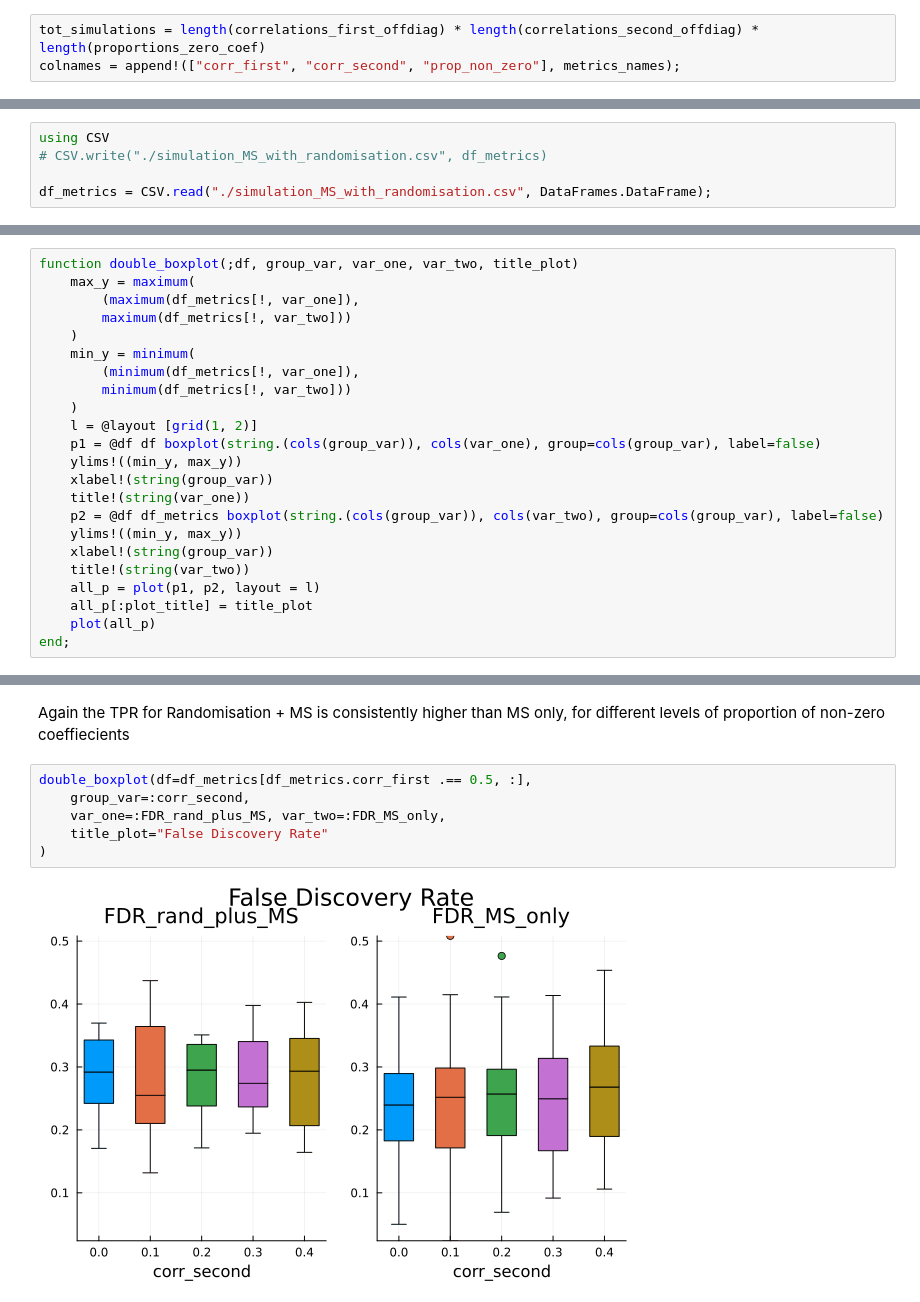
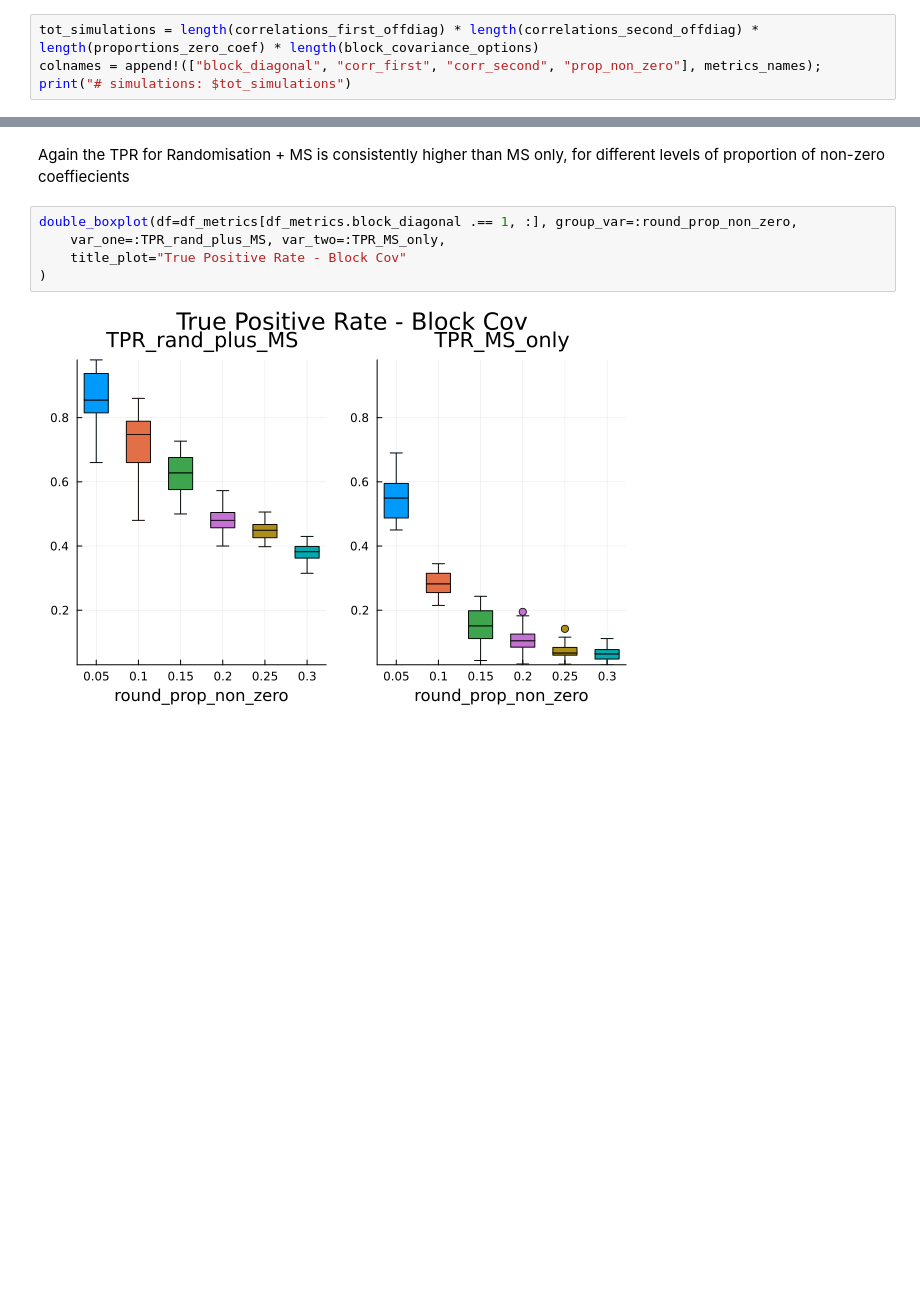
Before and after one commit to marcoelba/SelectiveInference, a Jupyter notebook: src/Comparison_randomisation_ms.ipynb, the cells around one changed output, grey strips where cells are left out. Drawn from its saved outputs; the diff is of its cells as text; blank space fills up the shorter version.

Commit message:
added block cov

```diff
--- a/src/Comparison_randomisation_ms.ipynb
+++ b/src/Comparison_randomisation_ms.ipynb
@@ -220,5 +339,6 @@ for metric_name in keys(results.class_metrics)
     push!(metrics_names, String(metric_name))
 end
 # %%
-tot_simulations = length(correlations_first_offdiag) * length(correlations_second_offdiag) * length(proportions_zero_coef)
-colnames = append!(["corr_first", "corr_second", "prop_non_zero"], metrics_names);
+tot_simulations = length(correlations_first_offdiag) * length(correlations_second_offdiag) * length(proportions_zero_coef) * length(block_covariance_options)
+colnames = append!(["block_diagonal", "corr_first", "corr_second", "prop_non_zero"], metrics_names);
+print("# simulations: $tot_simulations")
@@ -320,5 +420,0 @@ df_metrics
-# %%
-using CSV
-# CSV.write("./simulation_MS_with_randomisation.csv", df_metrics)
-
-df_metrics = CSV.read("./simulation_MS_with_randomisation.csv", DataFrames.DataFrame);
@@ -404,23 +422,0 @@ end;
-# %%
-function double_boxplot(;df, group_var, var_one, var_two, title_plot)
-    max_y = maximum(
-        (maximum(df_metrics[!, var_one]),
-        maximum(df_metrics[!, var_two]))
-    )
-    min_y = minimum(
-        (minimum(df_metrics[!, var_one]),
-        minimum(df_metrics[!, var_two]))
-    )
-    l = @layout [grid(1, 2)]
-    p1 = @df df boxplot(string.(cols(group_var)), cols(var_one), group=cols(group_var), label=false)
-    ylims!((min_y, max_y))
-    xlabel!(string(group_var))
-    title!(string(var_one))
-    p2 = @df df_metrics boxplot(string.(cols(group_var)), cols(var_two), group=cols(group_var), label=false)
-    ylims!((min_y, max_y))
-    xlabel!(string(group_var))
-    title!(string(var_two))
-    all_p = plot(p1, p2, layout = l)
-    all_p[:plot_title] = title_plot
-    plot(all_p)
-end;
@@ -461,10 +501,9 @@ double_boxplot(df=df_metrics, group_var=:round_prop_non_zero,
 # %% [markdown]
 Again the TPR for Randomisation + MS is consistently higher than MS only, for different levels of proportion of non-zero coeffiecients
 # %%
-double_boxplot(df=df_metrics[df_metrics.corr_first .== 0.5, :],
-    group_var=:corr_second,
-    var_one=:FDR_rand_plus_MS, var_two=:FDR_MS_only,
-    title_plot="False Discovery Rate"
+double_boxplot(df=df_metrics[df_metrics.block_diagonal .== 1, :], group_var=:round_prop_non_zero,
+    var_one=:TPR_rand_plus_MS, var_two=:TPR_MS_only,
+    title_plot="True Positive Rate - Block Cov"
 )
 # %% [output]
-[figure, old version]
+[figure, new version]
```
Also changed, not shown: parts of 46 cells of this notebook, 3 other files.
